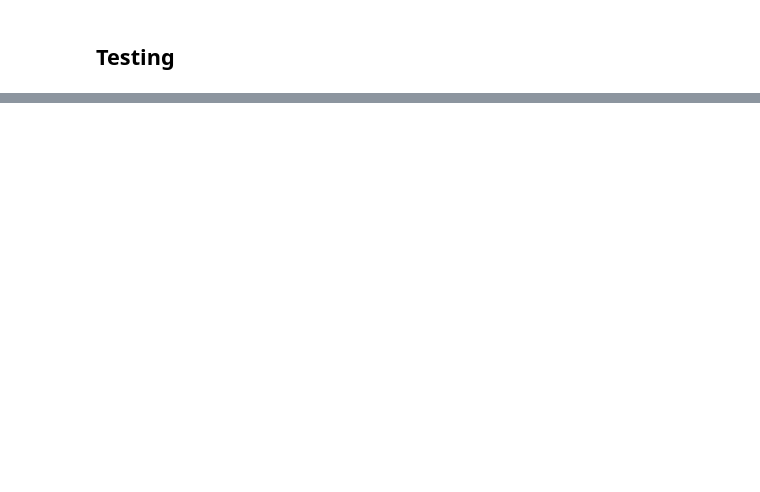
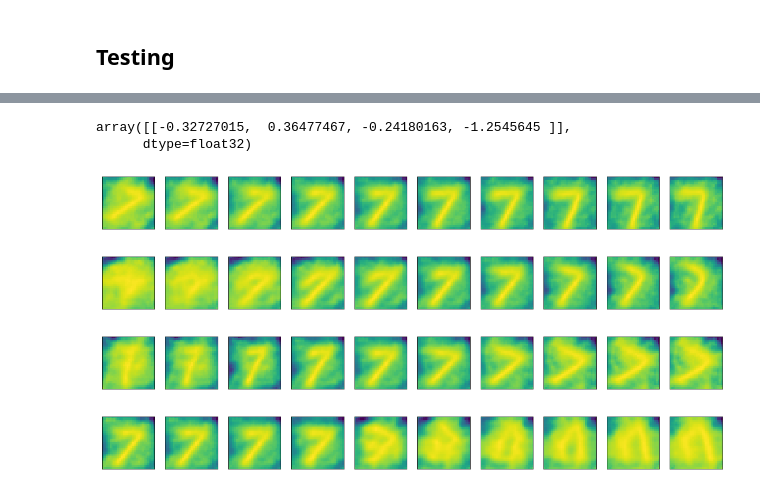
Before and after one commit to rushabhdharia/Deep-Learning-Systems, a Jupyter notebook: hw4/VAE_Poor_7s.ipynb, the cells around one changed output, grey strips where cells are left out. Saved outputs shown, nothing was run; the diff lists cells and outputs as text; code cells hidden in the pictures; blank space fills up the shorter version.

```diff
--- a/hw4/VAE_Poor_7s.ipynb
+++ b/hw4/VAE_Poor_7s.ipynb
@@ -93,6 +97,6 @@ Use tf.where in 2.0, which has the same broadcast rule as np.where
 # %% [markdown]
 ## Training
 # %%
-vae_model.fit(train_data, train_data, batch_size=64, epochs=50, shuffle = True, validation_data = (test_data, test_data))
+vae_model.fit(train_data, train_data, batch_size=64, epochs=150, shuffle = True, validation_data = (test_data, test_data))
 # %% [output]
 Train on 6265 samples, validate on 1028 samples
@@ -106,4 +120,2 @@ vae_model.save_weights('./keras_checkpoints/vae.cpkt')
 # %% [markdown]
 ## Testing
-# %%
-vae_model = model.load_weights('./keras_checkpoints/vae.cpkt')
@@ -159,11 +165,20 @@ ref_img
+# %%
+intermediate_output
+# %% [output]
+array([[-0.32727015,  0.36477467, -0.24180163, -1.2545645 ]],
+      dtype=float32)
 # %%
-num_tweaked_images = 10
+num_generated_images = 10
 for dim in range(4):
-  tweaked_vectors = []
-  for new_val in np.linspace(-2, 2, num_tweaked_images):
-    tweaked_vec = ref_img.copy()
-    tweaked_vec[0, dim] = new_val
-    tweaked_vectors.append(tweaked_vec)
-  gen_images = decoder_model.predict(np.array(tweaked_vectors))
-#   gen_images = sess.run(generate_image, feed_dict={Z: np.array(tweaked_vectors)})
-  plot_images(gen_images.reshape([-1, 28, 28]))
+    generated_vectors = []
+    for new_val in np.linspace(-2, 2, num_generated_images):
+        gen_vec = intermediate_output.copy()
+        gen_vec[0, dim] = new_val
+        generated_vectors.append(gen_vec)
+    gen_images = decoder_model.predict(np.array(generated_vectors))
+    plot_images(gen_images.reshape([-1, 28, 28]))
+# %% [output]
+[figure, added]
+[figure, added]
+[figure, added]
+[figure, added]
```
Also changed, not shown: parts of 12 cells of this notebook.
